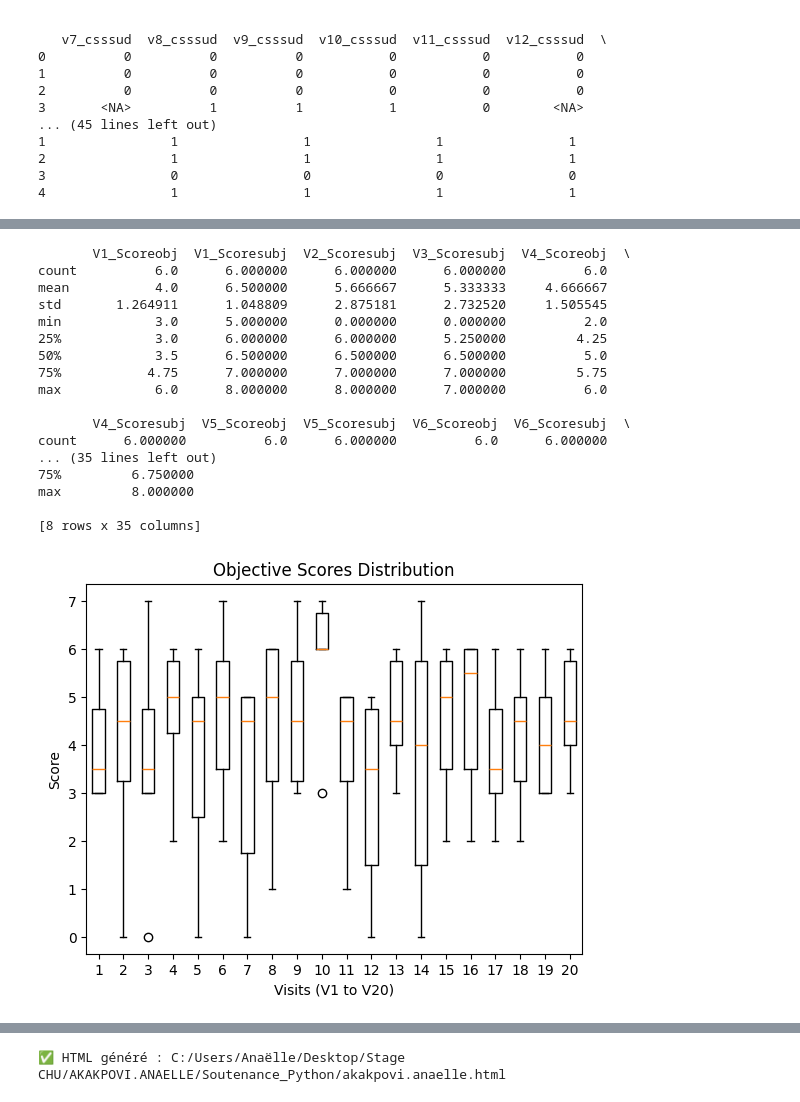
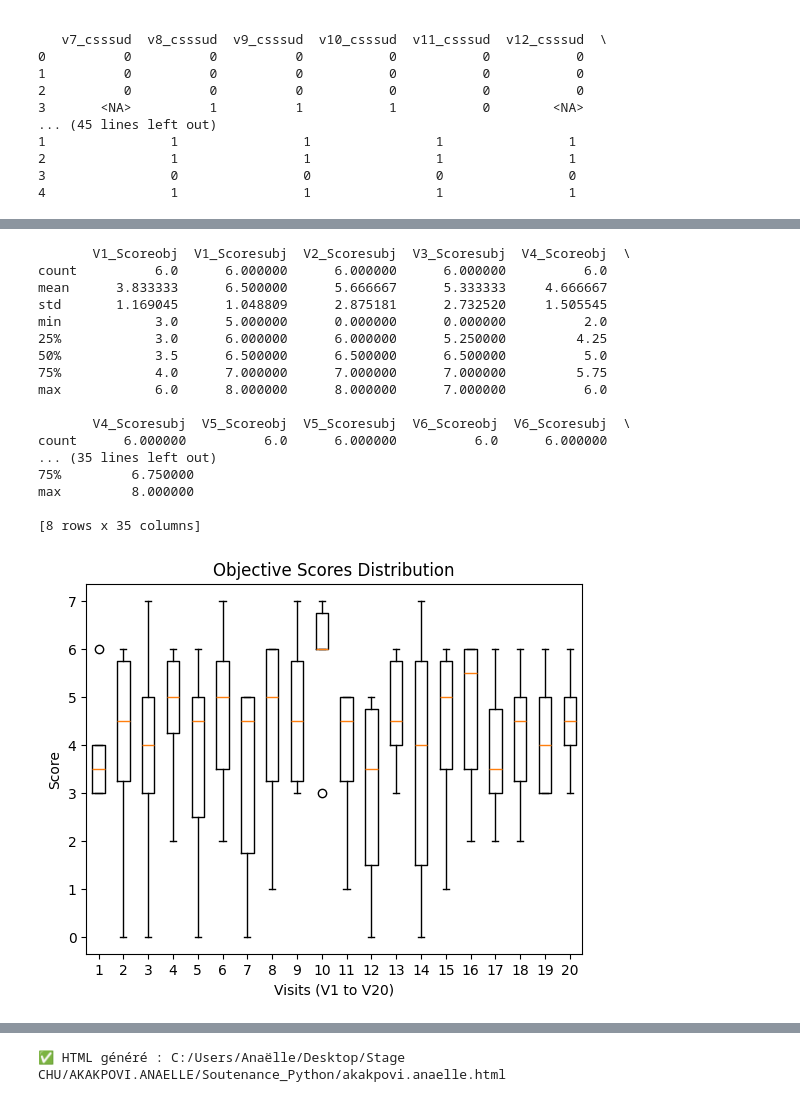
Before and after one commit to Manamalo/Soutenance_Python, a Jupyter notebook: SDRC-data.ipynb, the cells around one changed output, grey strips where cells are left out. Saved outputs shown, nothing was run; the diff lists cells and outputs as text; code cells hidden in the pictures.

```diff
--- a/SDRC-data.ipynb
+++ b/SDRC-data.ipynb
@@ -262,7 +251,7 @@ cols_csssud = df_css_clean.filter(regex='^v.*_csssud$', axis=1).columns
 # Binarization
 binarization_sud = ((df_css_clean[cols_csssud].sub(df_css_clean['icsssud_s'], axis=0)
                      .abs()
-                     .div(df_css_clean['icsssud_s'], axis=0)) >= 0.3)
+                     .div(df_css_clean['icsssud_s'], axis=0)) > 0.3)
 
 binarization_sud = binarization_sud.where(df_css_clean[cols_csssud].notna()).astype("Int64")
 
@@ -277,7 +266,7 @@ cols_cssforcemoy = df_css_clean.filter(regex='^v.*_cssforcemoy$', axis=1).column
 # Binarization with 5kg difference
 binarization_forcemoy = ((df_css_clean[cols_cssforcemoy]
                           .sub(df_css_clean['icssforcemoy_s'], axis=0)
-                          .abs()) >= 5)
+                          .abs()) > 5)
 
 binarization_forcemoy = binarization_forcemoy.where(df_css_clean[cols_cssforcemoy].notna()).astype("Int64")
 
@@ -332,18 +321,29 @@ df_binarized_final
 | 5 | 0 | 0.0 | 0.0 | 1.0 | 0 | 0.0 | 1.0 | 1 | ... |
 6 rows × 320 columns
 # %%
-
 #define index
-df_binarise_final.index = [f"case {i+1}" for i in range(len(df_binarise_final))]
+df_binarized_final.index = [f"case {i+1}" for i in range(len(df_binarized_final))]
 
 # name the index
-df_binarise_final.index.name = "sid"
+df_binarized_final.index.name = "sid"
 
 #export to csv
-
-df_binarise_final.to_csv(
+df_binarized_final.to_csv(
 "C:/Users/Anaëlle/Desktop/Stage CHU/AKAKPOVI.ANAELLE/Soutenance_Python/data/df_binarise_final.csv",
 sep=";",
 encoding="utf-8-sig",
 index=True
 )
+# %%
+# DATA CORRECTIONS BLOCK
+
+import numpy as np
+
+# Patient 1 → set trophic value to NA at Visit 20
+df_binarized_final.loc["case 1", "v20_csstroph"] = np.nan
+
+# Patient 5 → set trophic value to 1 at Visit 3
+df_binarized_final.loc["case 5", "v3_csstroph"] = 1
+
+# Patient 6 → set erythema value to NA at Visit 4
+df_binarized_final.loc["case 6", "v4_csseryth"] = np.nan
@@ -428,49 +434,47 @@ df_scores.to_csv(
 # %%
-#descriptives statistics
-df_scores.describe()
-
+# Descriptive statistics
 print(df_scores.describe())
 
 import matplotlib.pyplot as plt
 
-# Colonnes objectives et subjectives
+# Objective and subjective columns
 cols_obj = [col for col in df_scores.columns if "Scoreobj" in col]
 cols_subj = [col for col in df_scores.columns if "Scoresubj" in col]
 
-# Boxplot objectifs
+# Boxplot for objective scores
 plt.figure()
 plt.boxplot(df_scores[cols_obj].values)
 plt.title("Objective Scores Distribution")
 plt.xlabel("Visits (V1 to V20)")
 plt.ylabel("Score")
 plt.show()
 
-# Boxplot subjectifs
+# Boxplot for subjective scores
 plt.figure()
 plt.boxplot(df_scores[cols_subj].values)
 plt.title("Subjective Scores Distribution")
 plt.xlabel("Visits (V1 to V20)")
 plt.ylabel("Score")
 plt.show()
 # %% [output]
        V1_Scoreobj  V1_Scoresubj  V2_Scoresubj  V3_Scoresubj  V4_Scoreobj  \
 count          6.0      6.000000      6.000000      6.000000          6.0
-mean           4.0      6.500000      5.666667      5.333333     4.666667
-std       1.264911      1.048809      2.875181      2.732520     1.505545
+mean      3.833333      6.500000      5.666667      5.333333     4.666667
+std       1.169045      1.048809      2.875181      2.732520     1.505545
 min            3.0      5.000000      0.000000      0.000000          2.0
 25%            3.0      6.000000      6.000000      5.250000         4.25
 50%            3.5      6.500000      6.500000      6.500000          5.0
-75%           4.75      7.000000      7.000000      7.000000         5.75
+75%            4.0      7.000000      7.000000      7.000000         5.75
 max            6.0      8.000000      8.000000      7.000000          6.0
 
        V4_Scoresubj  V5_Scoreobj  V5_Scoresubj  V6_Scoreobj  V6_Scoresubj  \
 count      6.000000          6.0      6.000000          6.0      6.000000
 ... (35 lines left out)
 75%         6.750000
 max         8.000000
 
 [8 rows x 35 columns]
-[figure, old version]
+[figure, new version]
 [figure]
 # %%
 # -------------------
```
Also changed, not shown: parts of 12 cells of this notebook.
